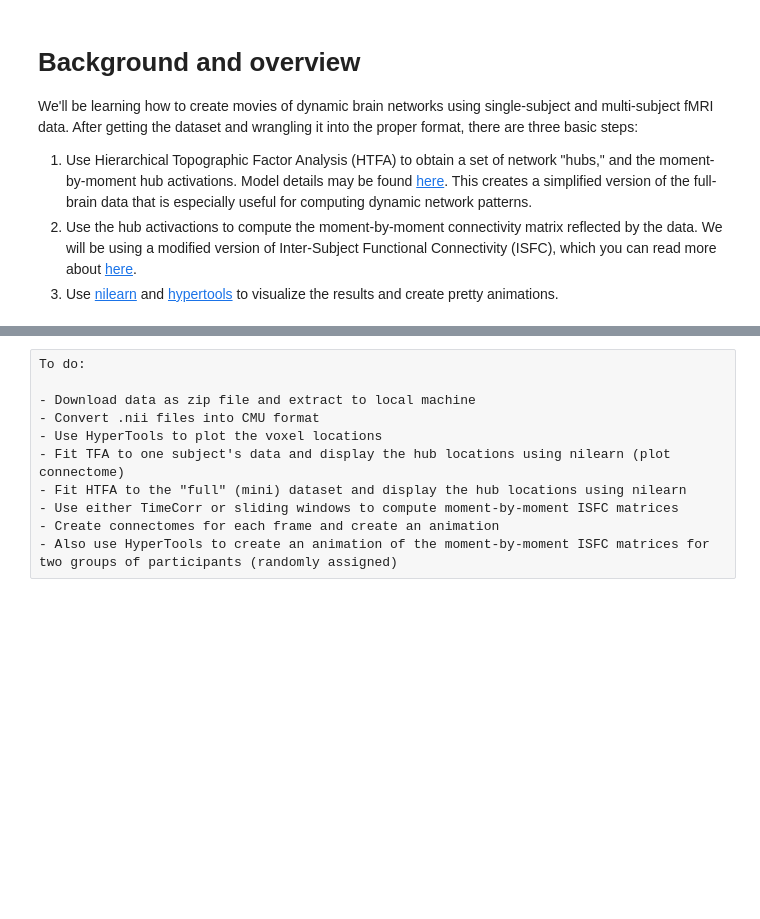
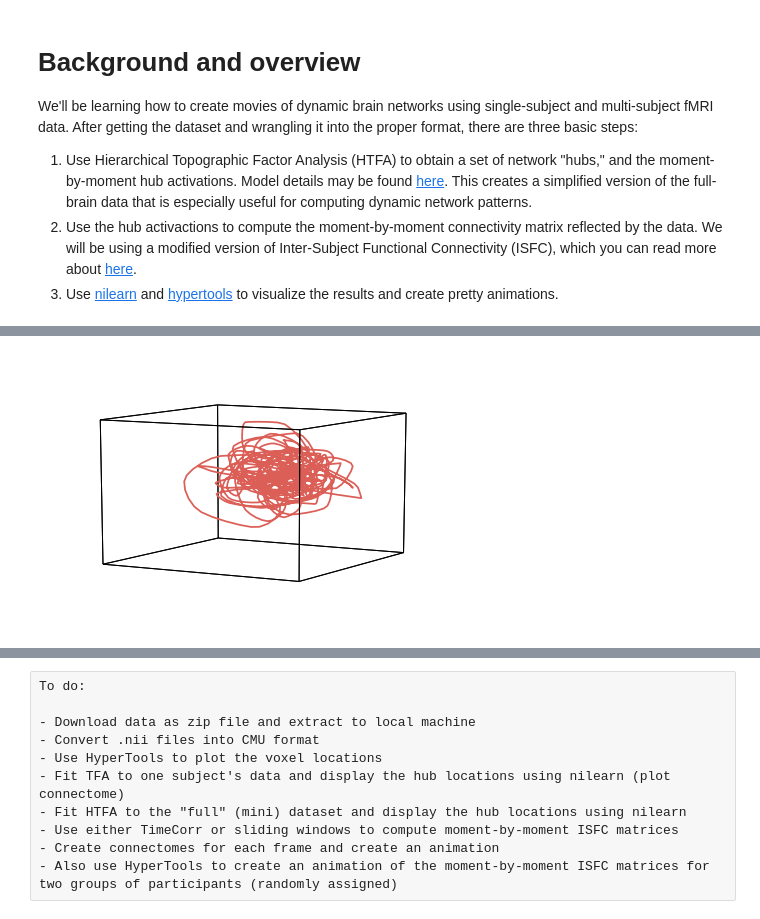
Before and after one commit to Summer-MIND/mind_2017, a Jupyter notebook: Tutorials/fMRI_NetworkDynamics/htfa_tutorial.ipynb, the cells around one changed output, grey strips where cells are left out. Cells and saved outputs as stored; diff of their text form; code cells hidden in the pictures; blank space fills up the shorter version.

```diff
--- a/Tutorials/fMRI_NetworkDynamics/htfa_tutorial.ipynb
+++ b/Tutorials/fMRI_NetworkDynamics/htfa_tutorial.ipynb
@@ -31,0 +116,4 @@ To compute HTFA-derived brain networks, we're going to first convert the .nii fi
+# %%
+activations = hyp.plot(cmu_data[0]['data'], model='IncrementalPCA')
+# %% [output]
+[figure, added]
```
Also changed, not shown: parts of 15 cells of this notebook.
